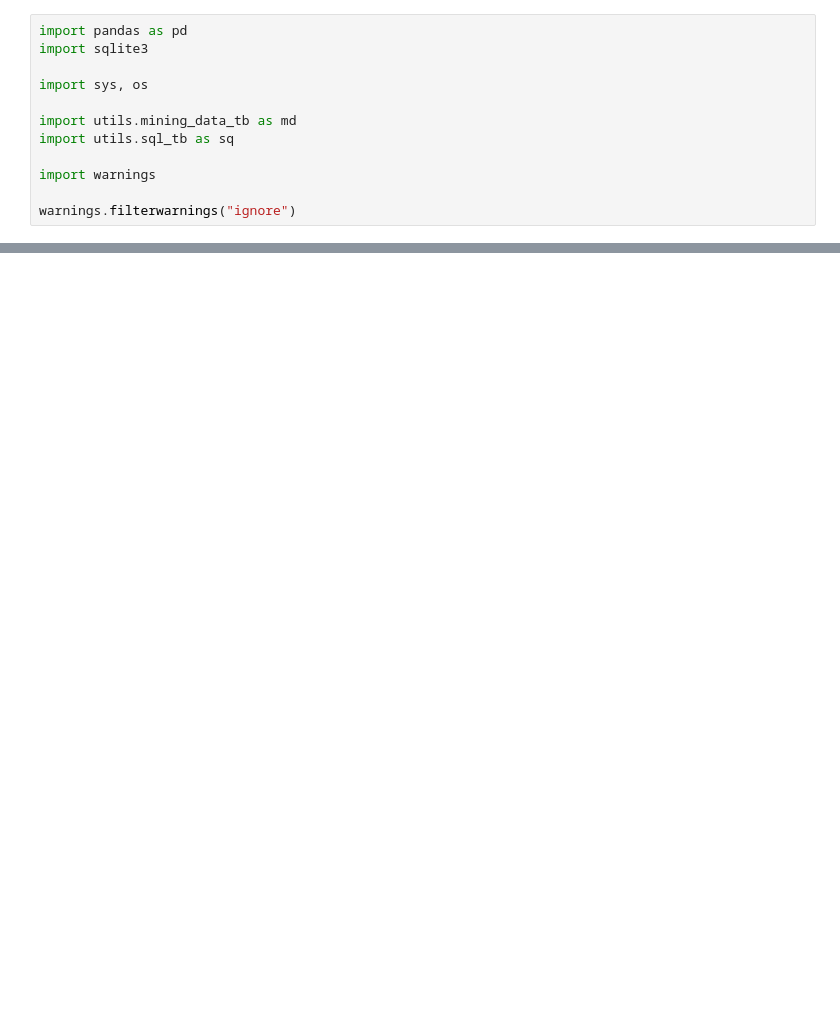
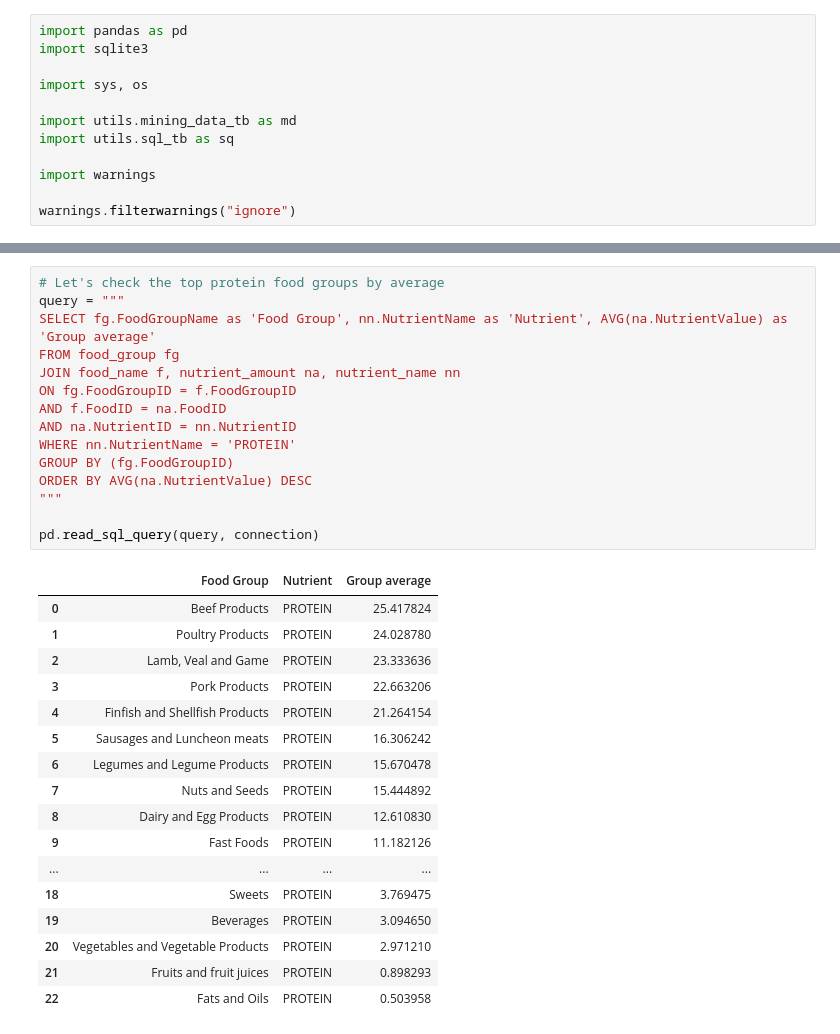
Before and after one commit to Jasc94/Projects, a Jupyter notebook: 1_database_project/main.ipynb, the cells around one changed output, grey strips where cells are left out. Saved outputs shown, nothing was run; the diff lists cells and outputs as text; blank space fills up the shorter version.

```diff
--- a/1_database_project/main.ipynb
+++ b/1_database_project/main.ipynb
@@ -32,0 +219,33 @@ pd.read_sql_query(query, connection)
+# %%
+# Let's check the top protein food groups by average
+query = """
+SELECT fg.FoodGroupName as 'Food Group', nn.NutrientName as 'Nutrient', AVG(na.NutrientValue) as 'Group average'
+FROM food_group fg
+JOIN food_name f, nutrient_amount na, nutrient_name nn
+ON fg.FoodGroupID = f.FoodGroupID
+AND f.FoodID = na.FoodID
+AND na.NutrientID = nn.NutrientID
+WHERE nn.NutrientName = 'PROTEIN'
+GROUP BY (fg.FoodGroupID)
+ORDER BY AVG(na.NutrientValue) DESC
+"""
+
+pd.read_sql_query(query, connection)
+# %% [output]
+|  | Food Group | Nutrient | Group average |
+| 0 | Beef Products | PROTEIN | 25.417824 |
+| 1 | Poultry Products | PROTEIN | 24.028780 |
+| 2 | Lamb, Veal and Game | PROTEIN | 23.333636 |
+| 3 | Pork Products | PROTEIN | 22.663206 |
+| 4 | Finfish and Shellfish Products | PROTEIN | 21.264154 |
+| 5 | Sausages and Luncheon meats | PROTEIN | 16.306242 |
+| 6 | Legumes and Legume Products | PROTEIN | 15.670478 |
+| 7 | Nuts and Seeds | PROTEIN | 15.444892 |
+| 8 | Dairy and Egg Products | PROTEIN | 12.610830 |
+| 9 | Fast Foods | PROTEIN | 11.182126 |
+| ... | ... | ... | ... |
+| 18 | Sweets | PROTEIN | 3.769475 |
+| 19 | Beverages | PROTEIN | 3.094650 |
+| 20 | Vegetables and Vegetable Products | PROTEIN | 2.971210 |
+| 21 | Fruits and fruit juices | PROTEIN | 0.898293 |
+| 22 | Fats and Oils | PROTEIN | 0.503958 |
```
Also changed, not shown: parts of 12 cells of this notebook, 4 other files.
